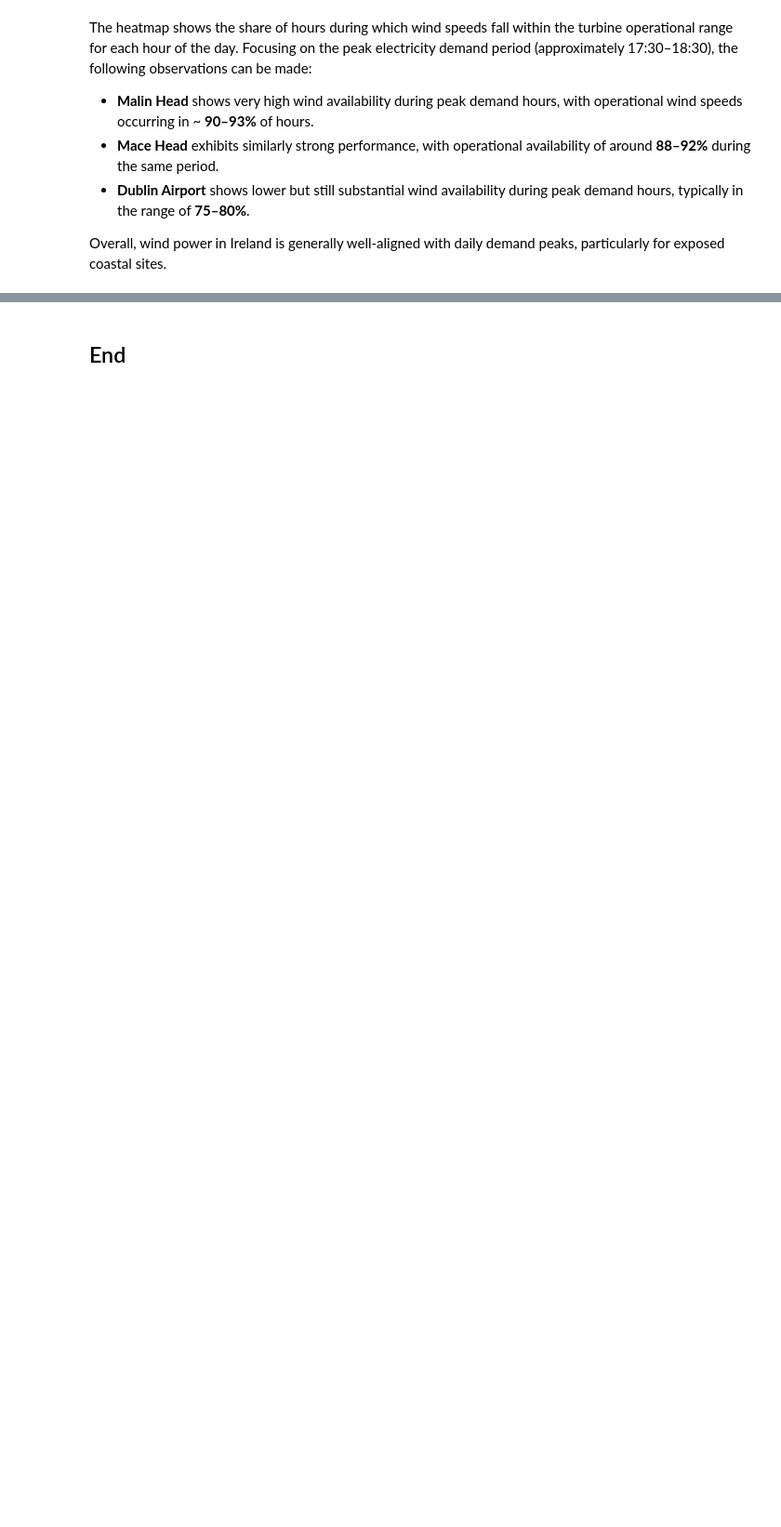
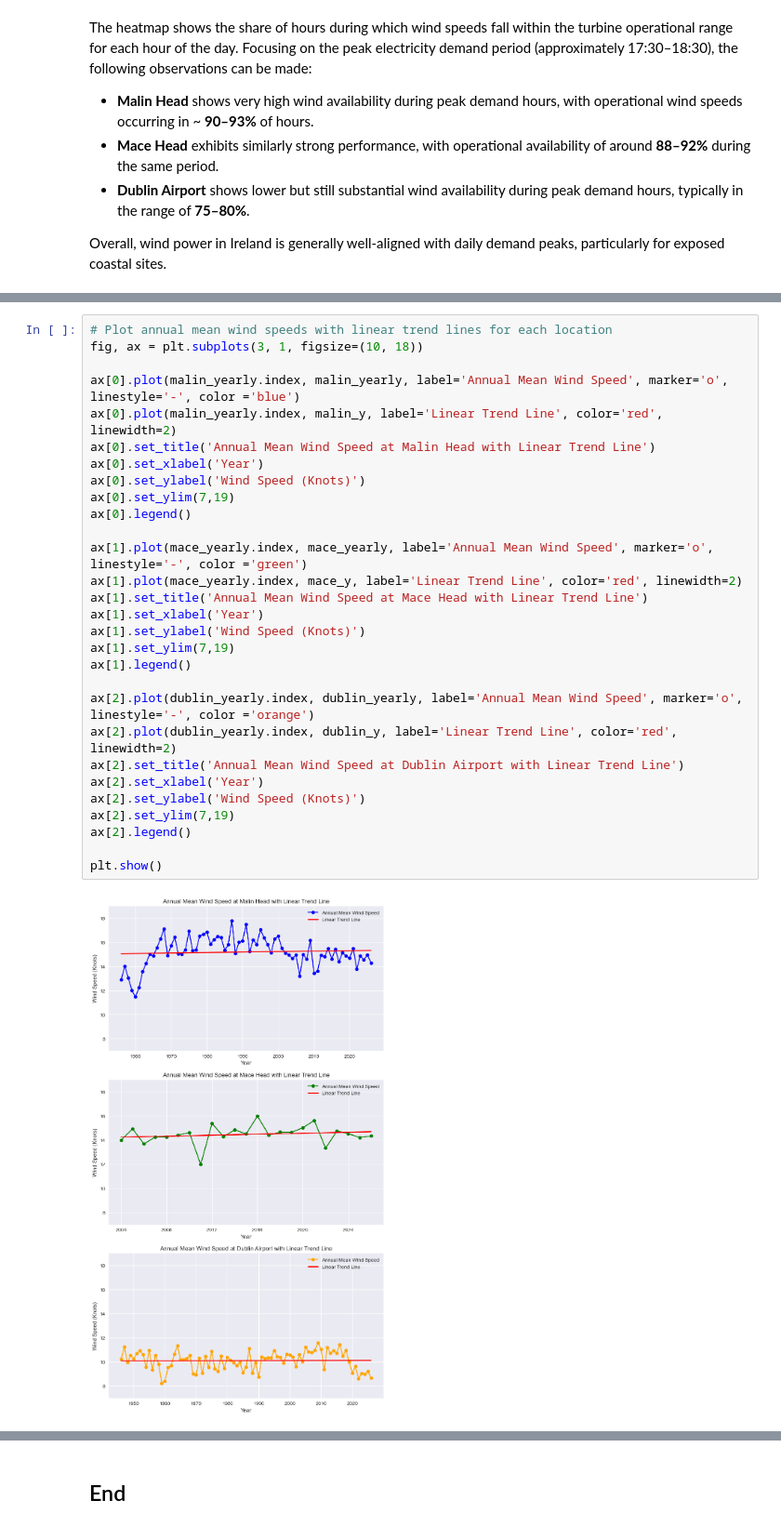
Before and after one commit to Oksyyy/programming-for-data-analytics, a Jupyter notebook: project/wind_anlysis.ipynb, the cells around one changed output, grey strips where cells are left out. Shown at 93% size. Cells and saved outputs as stored; diff of their text form; blank space fills up the shorter version.

```diff
--- a/project/wind_anlysis.ipynb
+++ b/project/wind_anlysis.ipynb
@@ -645,0 +775,31 @@ Overall, wind power in Ireland is generally well-aligned with daily demand peaks
+# %%
+# Plot annual mean wind speeds with linear trend lines for each location
+fig, ax = plt.subplots(3, 1, figsize=(10, 18))
+
+ax[0].plot(malin_yearly.index, malin_yearly, label='Annual Mean Wind Speed', marker='o', linestyle='-', color ='blue')
+ax[0].plot(malin_yearly.index, malin_y, label='Linear Trend Line', color='red', linewidth=2)
+ax[0].set_title('Annual Mean Wind Speed at Malin Head with Linear Trend Line')
+ax[0].set_xlabel('Year')
+ax[0].set_ylabel('Wind Speed (Knots)')
+ax[0].set_ylim(7,19)
+ax[0].legend()
+
+ax[1].plot(mace_yearly.index, mace_yearly, label='Annual Mean Wind Speed', marker='o', linestyle='-', color ='green')
+ax[1].plot(mace_yearly.index, mace_y, label='Linear Trend Line', color='red', linewidth=2)
+ax[1].set_title('Annual Mean Wind Speed at Mace Head with Linear Trend Line')
+ax[1].set_xlabel('Year')
+ax[1].set_ylabel('Wind Speed (Knots)')
+ax[1].set_ylim(7,19)
+ax[1].legend()
+
+ax[2].plot(dublin_yearly.index, dublin_yearly, label='Annual Mean Wind Speed', marker='o', linestyle='-', color ='orange')
+ax[2].plot(dublin_yearly.index, dublin_y, label='Linear Trend Line', color='red', linewidth=2)
+ax[2].set_title('Annual Mean Wind Speed at Dublin Airport with Linear Trend Line')
+ax[2].set_xlabel('Year')
+ax[2].set_ylabel('Wind Speed (Knots)')
+ax[2].set_ylim(7,19)
+ax[2].legend()
+
+plt.show()
+# %% [output]
+[figure, added]
```
Also changed, not shown: parts of 19 cells of this notebook.
